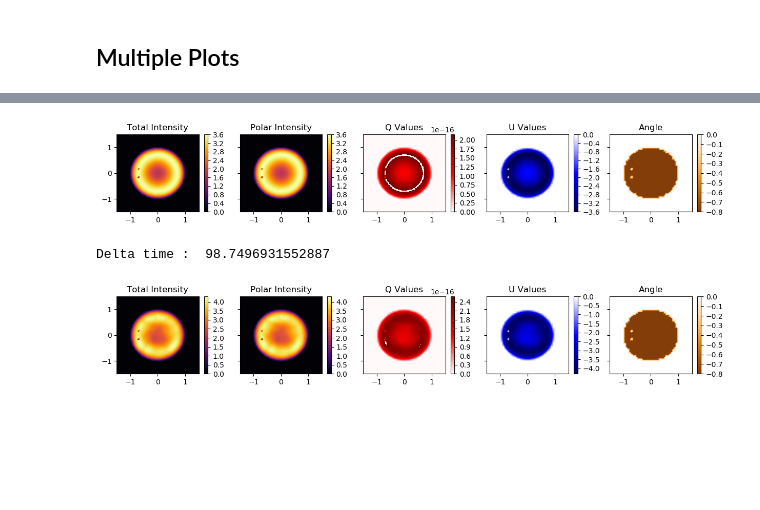
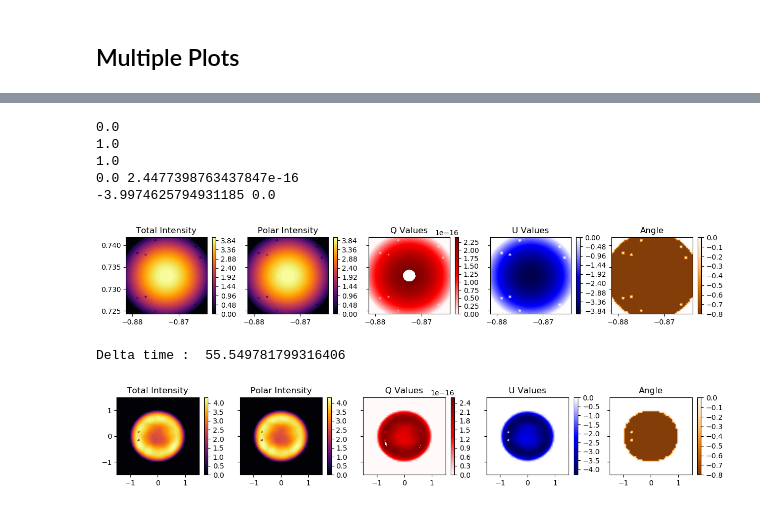
Before and after one commit to psmd-iberutaru/Akamai-Internship, a Jupyter notebook: Codebase/Active_Codebase/contour_plots.ipynb, the cells around one changed output, grey strips where cells are left out. Saved outputs shown, nothing was run; the diff lists cells and outputs as text; code cells hidden in the pictures; blank space fills up the shorter version.

```diff
--- a/Codebase/Active_Codebase/contour_plots.ipynb
+++ b/Codebase/Active_Codebase/contour_plots.ipynb
@@ -82,26 +87,35 @@ print(min(b[2])) # Was 821
 # %%
+def cloud_eq_45(x,y,z):
+    radius = 0.01**2
+    return x**2 + y**2 + z**2 - radius
+
 def test_field_45(x,y,z):
     return 0,1,1
 
 def intensity_field_45(x,y,z):
-    return 2*x**2 + 2*y**2 + 2*z**2
+    return 100
 
 def polar_model(x,y,z):
     return 1
 
 
-target_object_45 = m_obs.ProtostarModel(center_coord,cloud_eq,test_field_45,density_model=intensity_field_45,
-                                        zeros_guess_count=n_zeros,polarization_model=polar_model,ra_wrap_angle=np.pi)
-target_sightline_45 = m_obs.Sightline(None,None,SkyCoord_object=center_coord,ra_wrap_angle=np.pi)
-telescope_data_45 = m_obs.ObservingRun(target_object_45,target_sightline_45,3)
+target_object_45 = m_obs.ProtostarModel(center_coord,cloud_eq_45,test_field_45,density_model=intensity_field_45,
+                                        zeros_guess_count=n_zeros,polarization_model=polar_model)
+target_sightline_45 = m_obs.Sightline(None,None,SkyCoord_object=center_coord)
+telescope_data_45 = m_obs.ObservingRun(target_object_45,target_sightline_45,field_of_view)
 
 start_time = time.time()
 _ = telescope_data_45.Stokes_parameter_contours(n_axial_samples=50)
 end_time = time.time()
 print('Delta time : ', end_time - start_time)
 # %% [output]
+0.0
+1.0
+1.0
+0.0 2.4477398763437847e-16
+-3.9974625794931185 0.0
-[figure, old version]
+[figure, new version]
-Delta time :  98.7496931552887
+Delta time :  55.549781799316406
 # %%
 def test_field_45_t(x,y,z):
     return np.zeros_like(x),np.ones_like(x),np.ones_like(x)
```
Also changed, not shown: parts of 3 cells of this notebook, 22 other files.
